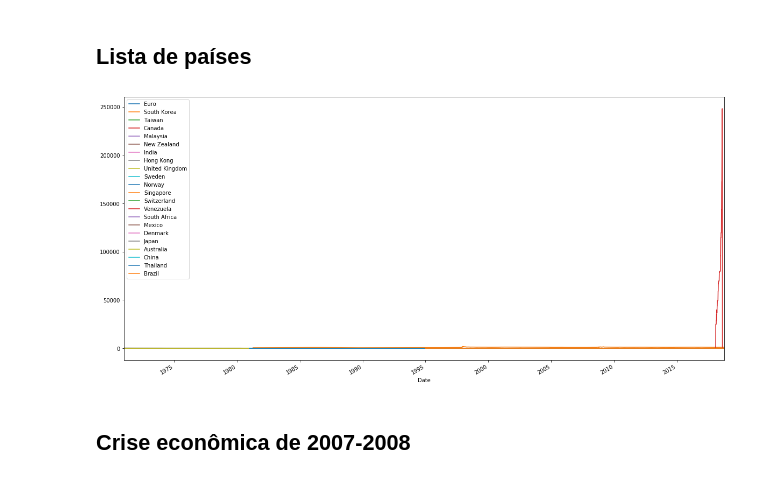
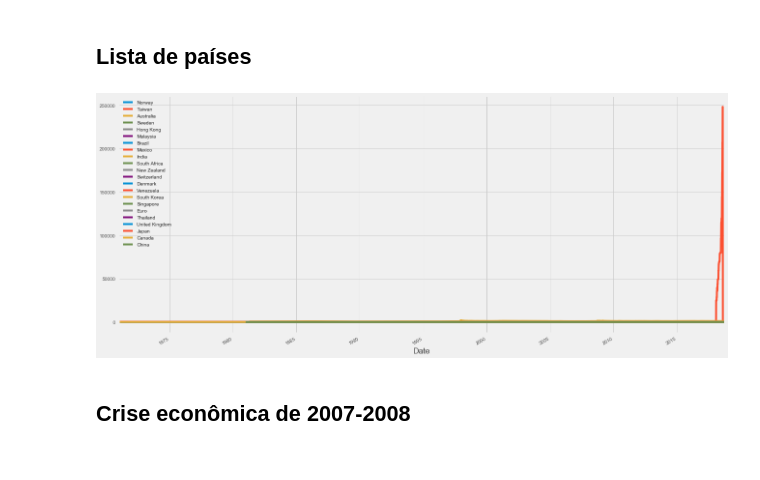
Before and after one commit to isabellefo/usdAnalysis, a Jupyter notebook: USDAnalysis.ipynb, the cells around one changed output. Saved outputs shown, nothing was run; the diff lists cells and outputs as text; code cells hidden in the pictures.

```diff
--- a/USDAnalysis.ipynb
+++ b/USDAnalysis.ipynb
@@ -73,12 +73,13 @@ datetime64[ns]
 # %%
 listC = list(set(dfusd['Country']))
 # %%
+plt.style.use('fivethirtyeight')
 for c in listC:
     dfusd[dfusd['Country'] == c].plot(kind= 'line', x = 'Date', y= 'Exchange rate', label = c,
                                       ax = plt.gca(), figsize = (20,10))
 plt.show()
 # %% [output]
-[figure, old version]
+[figure, new version]
 # %% [markdown]
 ## Crise econômica de 2007-2008
 # %%
```
Also changed, not shown: parts of 13 cells of this notebook.
